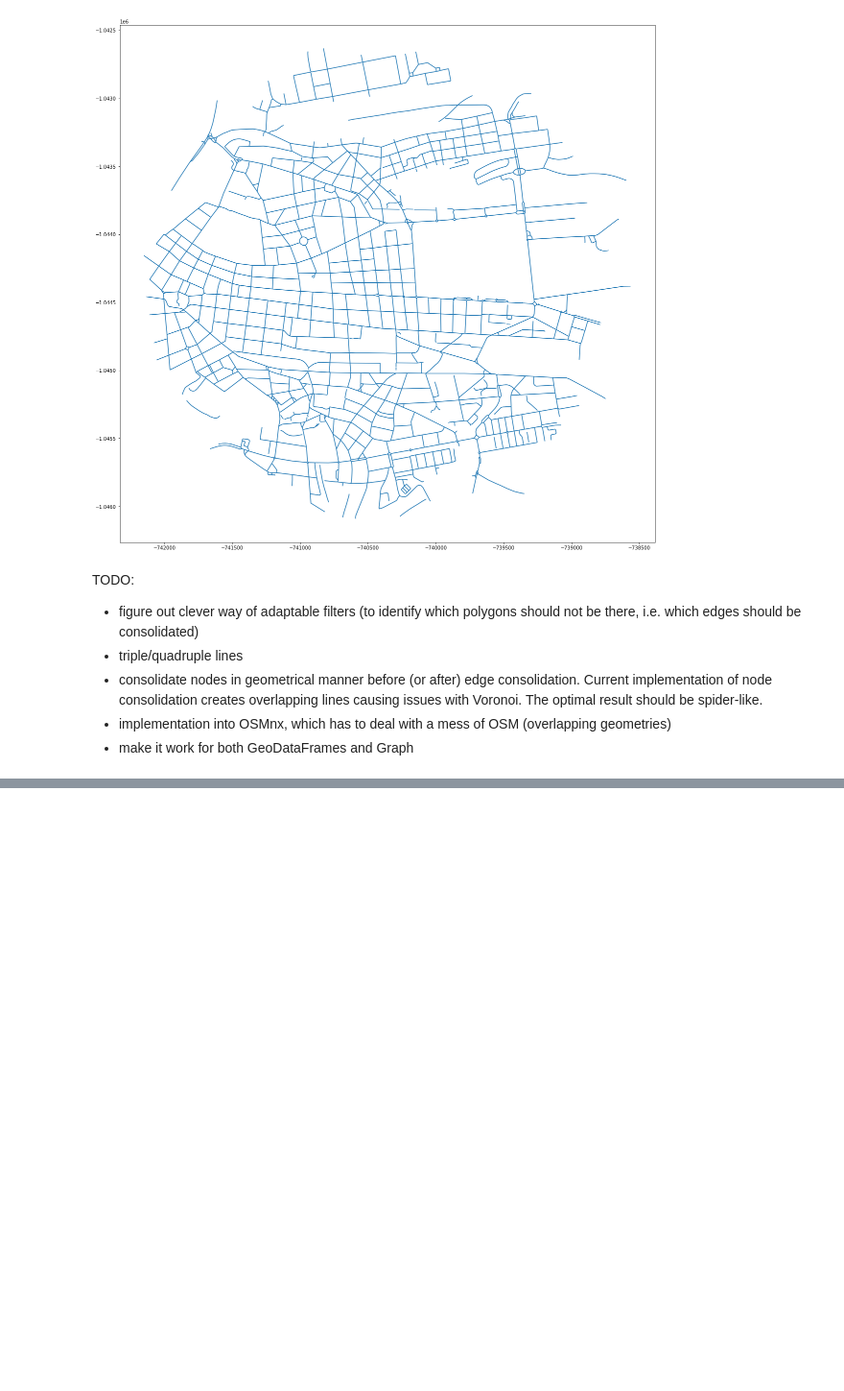
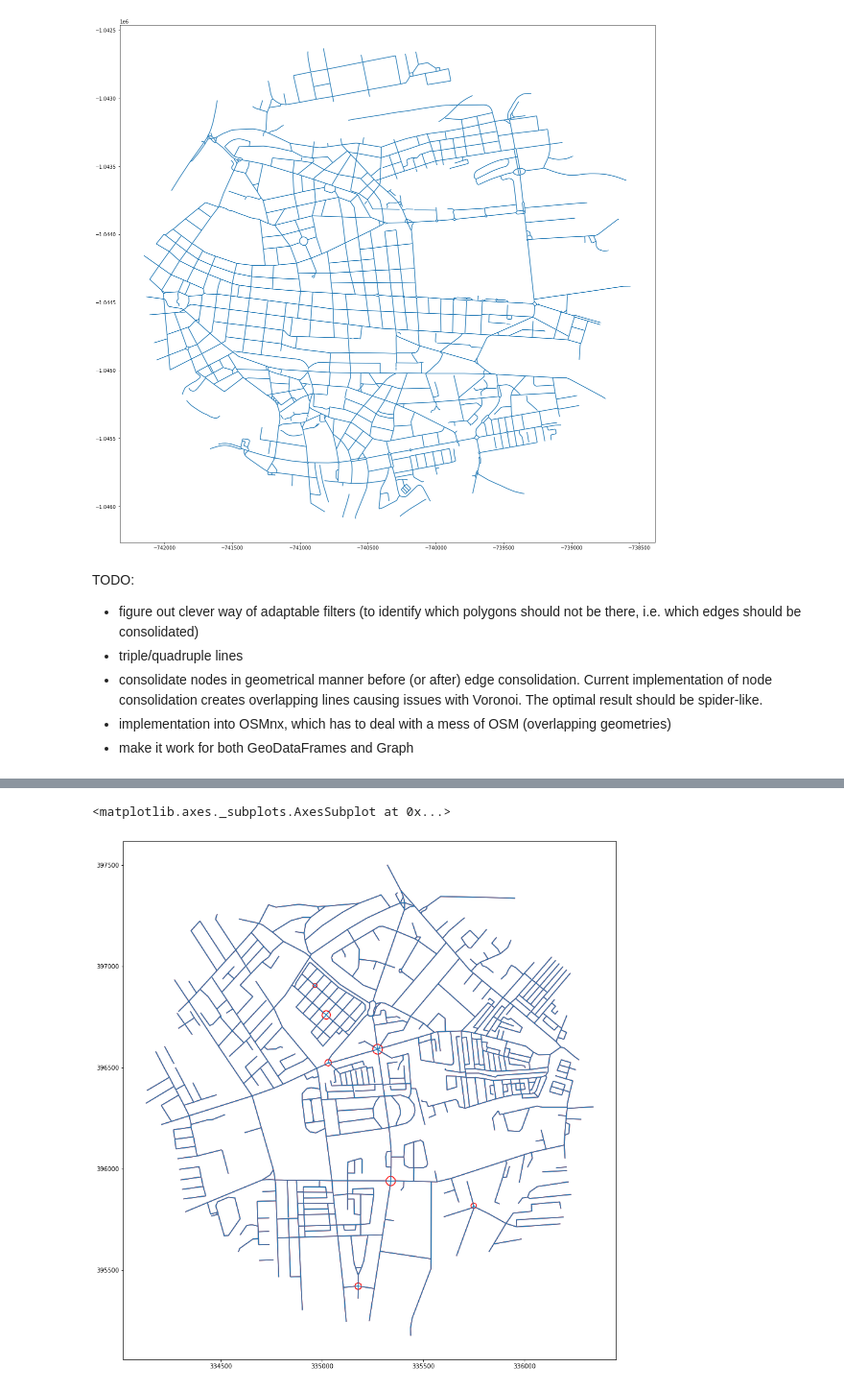
Before and after one commit to urbangrammarai/data_processing, a Jupyter notebook: street_network/network_processing.ipynb, the cells around one changed output, grey strips where cells are left out. Shown at 96% size. Saved outputs shown, nothing was run; the diff lists cells and outputs as text; code cells hidden in the pictures; blank space fills up the shorter version.

Commit message:
openroads roundabout removal

```diff
--- a/street_network/network_processing.ipynb
+++ b/street_network/network_processing.ipynb
@@ -54,0 +91,19 @@ TODO:
+# %%
+def roundabouts(gdf, area=5000, circom=.6):
+
+    import momepy as mm
+
+    # calculate parameters
+    gdf["area"] = gdf.geometry.area
+    gdf["circom"] = mm.CircularCompactness(gdf, "area").series
+    # select valid and invalid network-net_blocks
+    mask = (gdf["area"] < area) & (gdf["circom"] > circom)
+    return mask
+# %%
+cons = consolidate(df, filter_func=roundabouts, area=2500)
+# %%
+ax = cons.plot(figsize=(16, 16))
+df.plot(ax=ax, color='r', zorder=0)
+# %% [output]
+<matplotlib.axes._subplots.AxesSubplot at 0x...>
+[figure, added]
```
Also changed, not shown: parts of 5 cells of this notebook.
